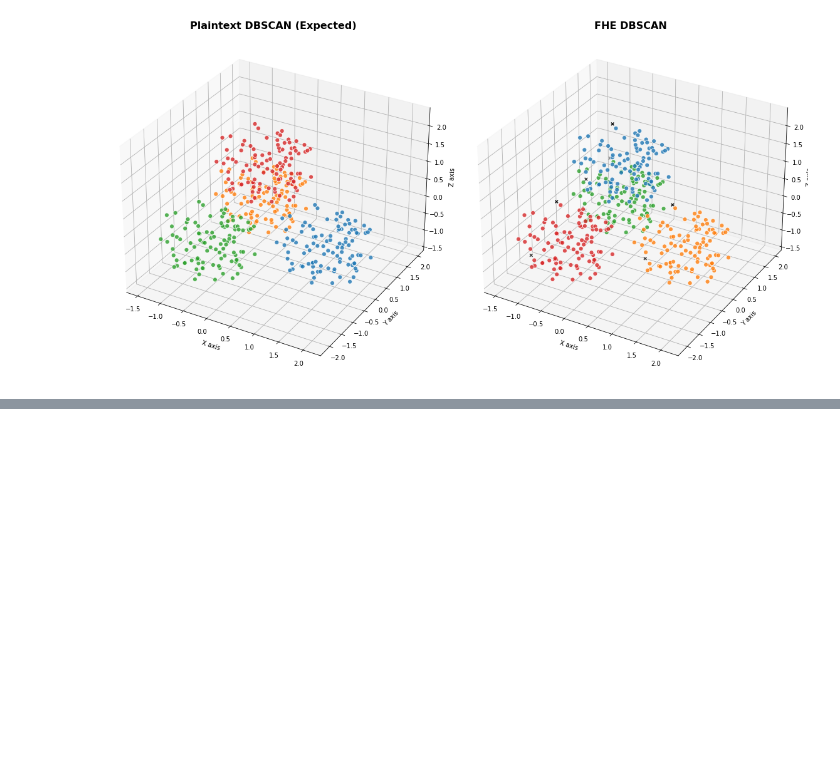
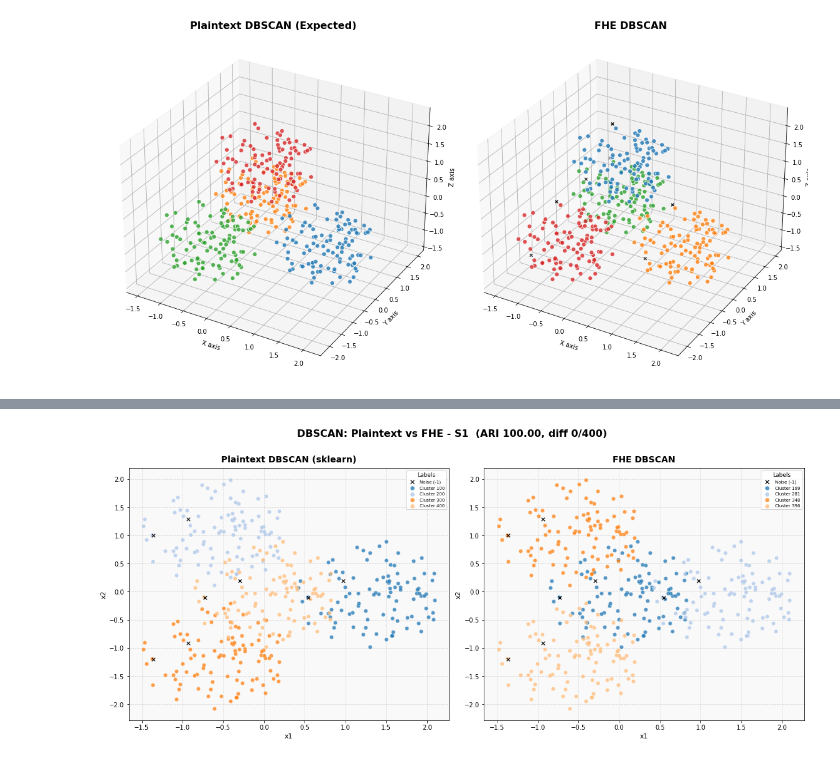
Before and after one commit to gspark0621/Data-Analysis-with-CKKS, a Jupyter notebook: Cluster/DBSCAN_CKKS/desilo/core_test/single_fhe_test/Visualize.ipynb, the cells around one changed output, grey strips where cells are left out. Saved outputs shown, nothing was run; the diff lists cells and outputs as text; code cells hidden in the pictures; blank space fills up the shorter version.

```diff
--- a/Cluster/DBSCAN_CKKS/desilo/core_test/single_fhe_test/Visualize.ipynb
+++ b/Cluster/DBSCAN_CKKS/desilo/core_test/single_fhe_test/Visualize.ipynb
@@ -527,0 +529,99 @@ FileNotFoundError: [Errno 2] No such file or directory: '/home/junhyung/study/Da
+# %%
+import numpy as np
+import pandas as pd
+import matplotlib.pyplot as plt
+from sklearn.metrics import adjusted_rand_score
+
+# ---------------------------------------------------------
+# CSV 하나로 끝. 라벨은 CSV에 나온 cluster number 그대로 사용 (리맵/재라벨 없음).
+# ---------------------------------------------------------
+CSV_PATH = "/home/junhyung/study/Data_Analysis_with_CKKS/Cluster/DBSCAN_CKKS/desilo/tetra_fhe_heap_result_eps0.43_min3.csv"
+
+DATASET_NAME = "S1"
+X_COL, Y_COL = "x1", "x2"          # 3D면 원하는 두 축 (예: "x1","x3")
+PLAIN_COL    = "PT_Cluster"        # plaintext(sklearn) DBSCAN 결과 (0..14, -1)
+FHE_COL      = "FHE_Cluster"       # FHE DBSCAN 결과 (원본 라벨 265..4863, -1) — 그대로 사용
+HIGHLIGHT_DISAGREE = True          # plain-FHE 불일치 점을 빨간 원으로 표시할지
+
+
+def get_color_map(labels, cmap_name='tab20'):
+    """이 플롯의 라벨들만으로 색상표 생성 (노이즈 -1은 검정). 각 플롯 독립."""
+    cmap = plt.get_cmap(cmap_name)
+    uniq = sorted(set(labels) - {-1})
+    cm = {lab: cmap(i % 20) for i, lab in enumerate(uniq)}
+    cm[-1] = (0, 0, 0, 1)
+    return cm
+
+
+def plot_2d_clusters(ax, x, y, labels, title, xlabel, ylabel):
+    color_map = get_color_map(labels)          # ★ 각 플롯이 자기 라벨로 독립 채색
+    for lab in sorted(np.unique(labels)):
+        idx = labels == lab
+        c = color_map[lab]
+        if lab == -1:
+            ax.scatter(x[idx], y[idx], c=[c], marker='x', s=30,
+                       linewidths=1.2, label='Noise (-1)', zorder=3)
+        else:
+            ax.scatter(x[idx], y[idx], c=[c], marker='o', s=40, alpha=0.75,
+                       edgecolors='white', linewidths=0.4,
+                       label=f'Cluster {lab}', zorder=2)
+    ax.set_title(title, fontsize=14, fontweight='bold', pad=10)
+    ax.set_xlabel(xlabel, fontsize=11)
+    ax.set_ylabel(ylabel, fontsize=11)
+    ax.grid(True, linestyle='--', alpha=0.4)
+    ax.set_facecolor('#f9f9f9')
+
+
+def main():
+    print("CSV 로딩 중...")
+    df = pd.read_csv(CSV_PATH)
+
+    x = df[X_COL].values
+    y = df[Y_COL].values
+    plain_labels = df[PLAIN_COL].values        # 그대로
+    fhe_labels   = df[FHE_COL].values          # 그대로 (리맵 안 함)
+
+    # ARI (라벨 순열 불변) + 불일치 점 위치 (표시는 라벨 안 바꿈, 위치만 찾음)
+    ari = adjusted_rand_score(plain_labels, fhe_labels)
+    tmp = pd.DataFrame({'pt': plain_labels, 'fhe': fhe_labels})
+    fhe2pt = {f: g['pt'].value_counts().idxmax() for f, g in tmp.groupby('fhe')}
+    fhe_in_pt = np.array([fhe2pt[l] for l in fhe_labels])
+    diff_idx = np.where(fhe_in_pt != plain_labels)[0]
+    n_diff = len(diff_idx)
+
+    print(f"[요약] N={len(df)}, plain-FHE 불일치 {n_diff}개, "
+          f"일치율 {(len(df)-n_diff)/len(df)*100:.2f}%, ARI={ari:.4f}")
+    for i in diff_idx:
+        print(f"   불일치: idx={i} 좌표=({x[i]:.0f},{y[i]:.0f}) "
+              f"plain={plain_labels[i]}  FHE={fhe_labels[i]}")
+
+    fig, (ax1, ax2) = plt.subplots(1, 2, figsize=(16, 7))
+    fig.suptitle(
+        f"DBSCAN: Plaintext vs FHE - {DATASET_NAME}  "
+        f"(ARI {ari*100:.2f}, diff {n_diff}/{len(df)})",
+        fontsize=16, fontweight='bold', y=1.01)
+
+    plot_2d_clusters(ax1, x, y, plain_labels, "Plaintext DBSCAN (sklearn)",
+                     X_COL, Y_COL)
+    plot_2d_clusters(ax2, x, y, fhe_labels, "FHE DBSCAN",
+                     X_COL, Y_COL)
+
+    if HIGHLIGHT_DISAGREE and n_diff > 0:
+        for ax in (ax1, ax2):
+            ax.scatter(x[diff_idx], y[diff_idx], s=220, facecolors='none',
+                       edgecolors='red', linewidths=2.2, zorder=6,)
+
+    for ax in (ax1, ax2):
+        ax.legend(loc='upper right', fontsize=7, markerscale=1.1,
+                  framealpha=0.85, title='Labels', title_fontsize=9, ncol=1)
+
+    plt.tight_layout()
+    out = "s1_plain_vs_fhe_comparison.png"
+    plt.savefig(out, dpi=300, bbox_inches='tight')
+    print(f"저장: {out}")
+    plt.show()
+
+
+if __name__ == '__main__':
+    main()
+# %% [output]
@@ -527,0 +631 @@ FileNotFoundError: [Errno 2] No such file or directory: '/home/junhyung/study/Da
+[figure, added]
```
Also changed, not shown: parts of 2 cells of this notebook, 22 other files.
